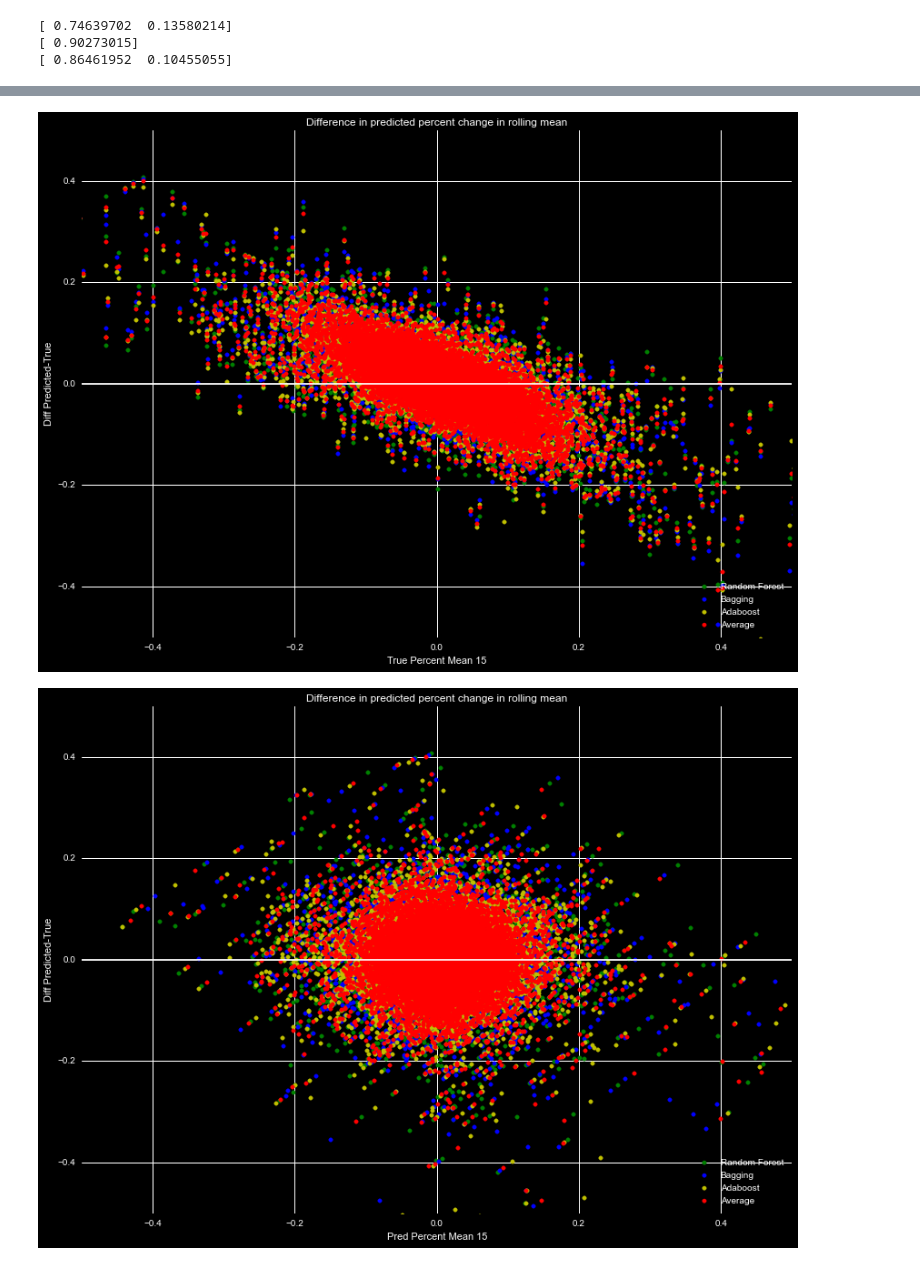
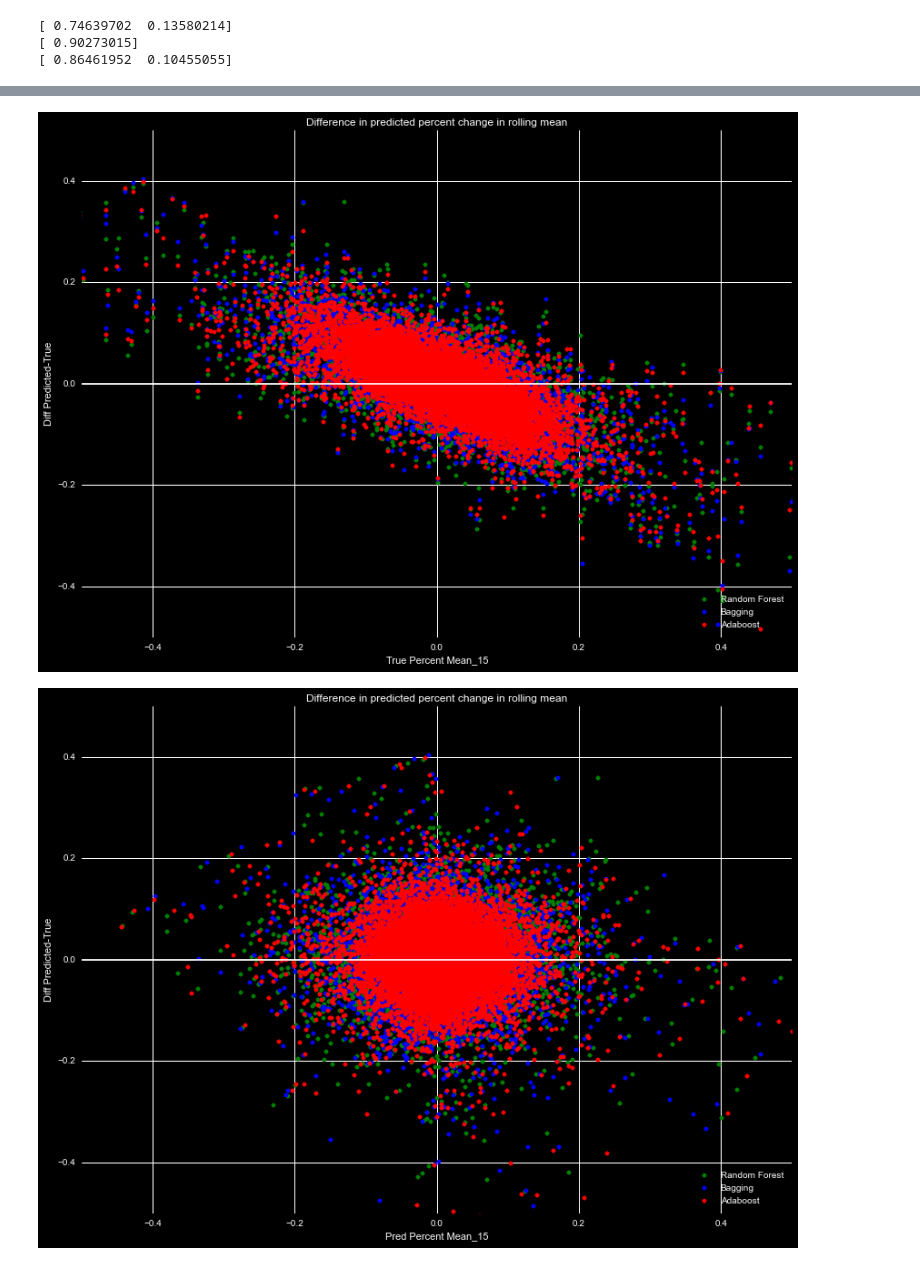
Before and after one commit to markertsean/python_trader, a Jupyter notebook: train_pca.ipynb, the cells around one changed output, grey strips where cells are left out. Cells and saved outputs as stored; diff of their text form; code cells hidden in the pictures.

Commit message:
All training done, need to generalize for all predictions we want.

```diff
--- a/train_pca.ipynb
+++ b/train_pca.ipynb
@@ -169,10 +111,0 @@ print bs_reg.best_params_
-# %%
-params = {
-            'n_estimators'      : [50],
-            'max_features'      : [0.7]
-         }
-
-rf_reg = GridSearchCV( RandomForestRegressor( random_state=0 ), param_grid=params, cv=3 )
-rf_reg.fit( train_x, train_y )
-print rf_reg.best_score_
-print rf_reg.best_params_
@@ -187,11 +114,6 @@ print rf_reg.best_params_
 # %%
-params = {
-            'base_estimator' : [RandomForestRegressor( random_state=0, n_estimators=20, max_features=0.7 )],
-            'n_estimators'   : [20]
-         }
+ad_reg = AdaBoostRegressor( base_estimator=RandomForestRegressor( n_estimators=20, max_features=0.7 ), random_state=0,
+                            loss='exponential', n_estimators=10 )
 
-ba_reg = GridSearchCV( BaggingRegressor( random_state=0 ), param_grid=params, cv=3 )
-ba_reg.fit( train_x, train_y )
-print ba_reg.best_score_
-print ba_reg.best_params_
+ad_reg.fit( train_x, train_y )
 # %% [output]
@@ -210,13 +126,0 @@ print ba_reg.best_params_
-# %%
-#params = {
-#            'loss'           : ['exponential'],
-#            'n_estimators'   : [50]
-#         }
-
-#ad_reg = GridSearchCV( AdaBoostRegressor( base_estimator=RandomForestRegressor( n_estimators=20, max_features=0.7 ), random_state=0 ),
-#                       param_grid=params, cv=3 )
-ad_reg = AdaBoostRegressor( base_estimator=RandomForestRegressor( n_estimators=20, max_features=0.7 ), random_state=0,
-                            loss='exponential', n_estimators=25 )
-ad_reg.fit( train_x, train_y )
-#print ad_reg.best_score_
-#print ad_reg.best_params_
@@ -298,8 +192,8 @@ plt.show()
 #plt.scatter( test_y,  nn_y-test_y, color='r', label='Neural Network' )
 plt.scatter( test_y,  rf_y-test_y, color='g', label='Random Forest'  )
 plt.scatter( test_y,  ba_y-test_y, color='b', label='Bagging'        )
-plt.scatter( test_y,  ad_y-test_y, color='y', label='Adaboost'       )
-plt.scatter( test_y,   avg-test_y, color='r', label='Average'        )
+plt.scatter( test_y,  ad_y-test_y, color='r', label='Adaboost'       )
+#plt.scatter( test_y,   avg-test_y, color='r', label='Average'        )
 
 low =-0.5
 hi  = 0.5
@@ -311,35 +205,35 @@ plt.xlim(low,hi)
 plt.ylim(-0.5,0.5)
 #plt.xscale('log')
 #plt.yscale('log')
-plt.xlabel('True Percent Mean 15')
+plt.xlabel('True Percent Mean_15')
 plt.ylabel('Diff Predicted-True')
 plt.title('Difference in predicted percent change in rolling mean')
 plt.show()
 # %% [output]
-[figure, old version]
+[figure, new version]
 # %%
 # Plot the data
 
 #plt.scatter( sv_y,  sv_y-test_y, color='c', label='Support Vector' )
 #plt.scatter( nn_y,  nn_y-test_y, color='r', label='Neural Network' )
 plt.scatter( rf_y,  rf_y-test_y, color='g', label='Random Forest'  )
 plt.scatter( ba_y,  ba_y-test_y, color='b', label='Bagging'        )
-plt.scatter( ad_y,  ad_y-test_y, color='y', label='Adaboost'       )
-plt.scatter(  avg,   avg-test_y, color='r', label='Average'        )
+plt.scatter( ad_y,  ad_y-test_y, color='r', label='Adaboost'       )
+#plt.scatter(  avg,   avg-test_y, color='r', label='Average'        )
 
 low =-0.5
 hi  = 0.5
 
 plt.plot( [low,hi], [0,0], color='w' )
 
 plt.legend( loc=4 )
 plt.xlim(low,hi)
 plt.ylim(-0.5,0.5)
 #plt.xscale('log')
 #plt.yscale('log')
-plt.xlabel('Pred Percent Mean 15')
+plt.xlabel('Pred Percent Mean_15')
 plt.ylabel('Diff Predicted-True')
 plt.title('Difference in predicted percent change in rolling mean')
 plt.show()
 # %% [output]
-[figure, old version]
+[figure, new version]
```
Also changed, not shown: parts of 21 cells of this notebook.
